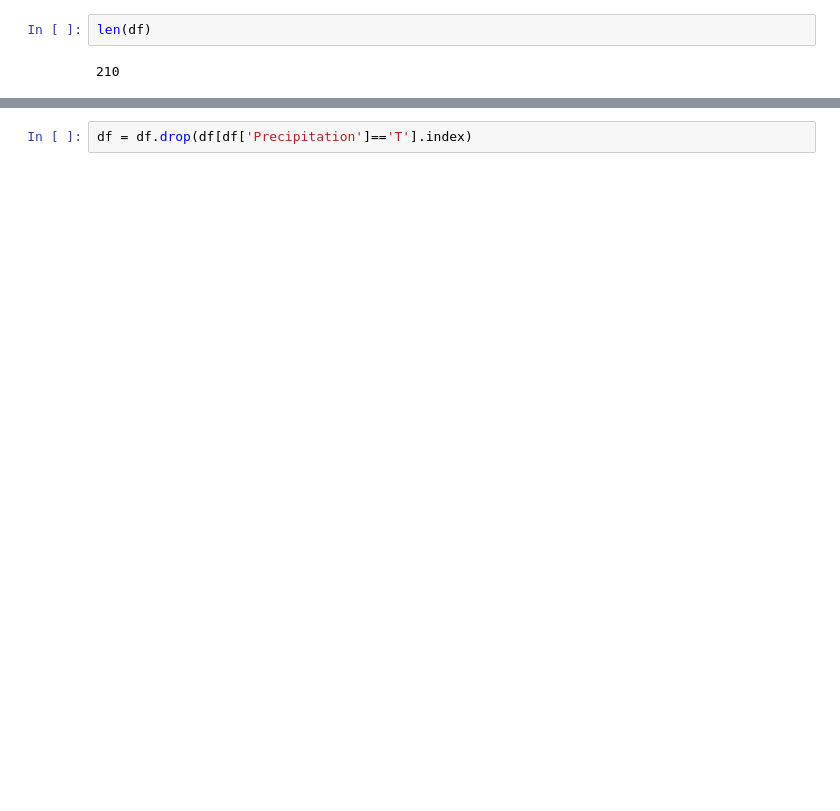
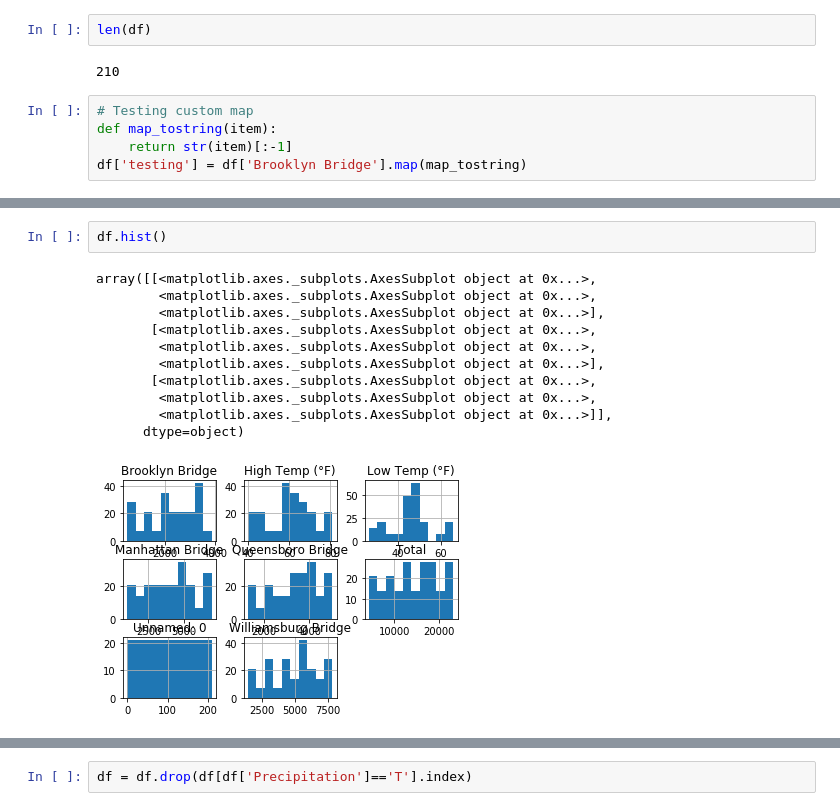
Before and after one commit to eyang9001/Cycling-Workout-Generator, a Jupyter notebook: Untitled.ipynb, the cells around one changed output, grey strips where cells are left out. Cells and saved outputs as stored; diff of their text form; blank space fills up the shorter version.

```diff
--- a/Untitled.ipynb
+++ b/Untitled.ipynb
@@ -27,3 +30,8 @@ df.head()
 len(df)
 # %% [output]
 210
+# %%
+# Testing custom map
+def map_tostring(item):
+    return str(item)[:-1]
+df['testing'] = df['Brooklyn Bridge'].map(map_tostring)
@@ -29,0 +62,14 @@ len(df)
+# %%
+df.hist()
+# %% [output]
+array([[<matplotlib.axes._subplots.AxesSubplot object at 0x...>,
+        <matplotlib.axes._subplots.AxesSubplot object at 0x...>,
+        <matplotlib.axes._subplots.AxesSubplot object at 0x...>],
+       [<matplotlib.axes._subplots.AxesSubplot object at 0x...>,
+        <matplotlib.axes._subplots.AxesSubplot object at 0x...>,
+        <matplotlib.axes._subplots.AxesSubplot object at 0x...>],
+       [<matplotlib.axes._subplots.AxesSubplot object at 0x...>,
+        <matplotlib.axes._subplots.AxesSubplot object at 0x...>,
+        <matplotlib.axes._subplots.AxesSubplot object at 0x...>]],
+      dtype=object)
+[figure, added]
```
Also changed, not shown: parts of 6 cells of this notebook, 1 other file.
